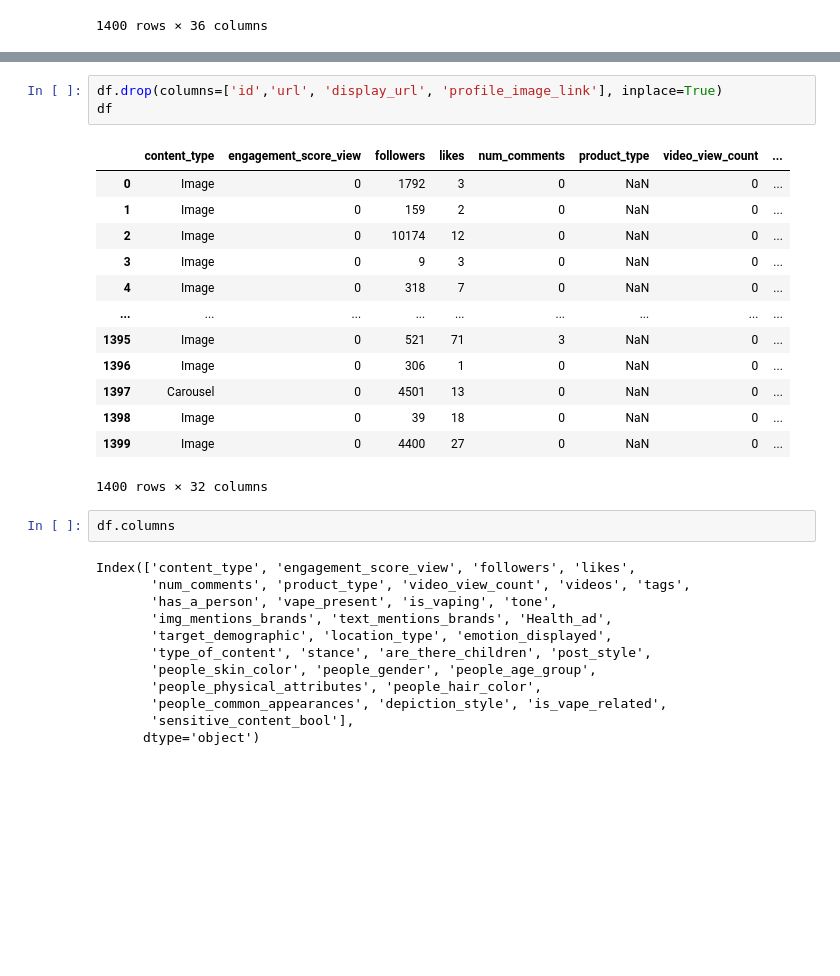
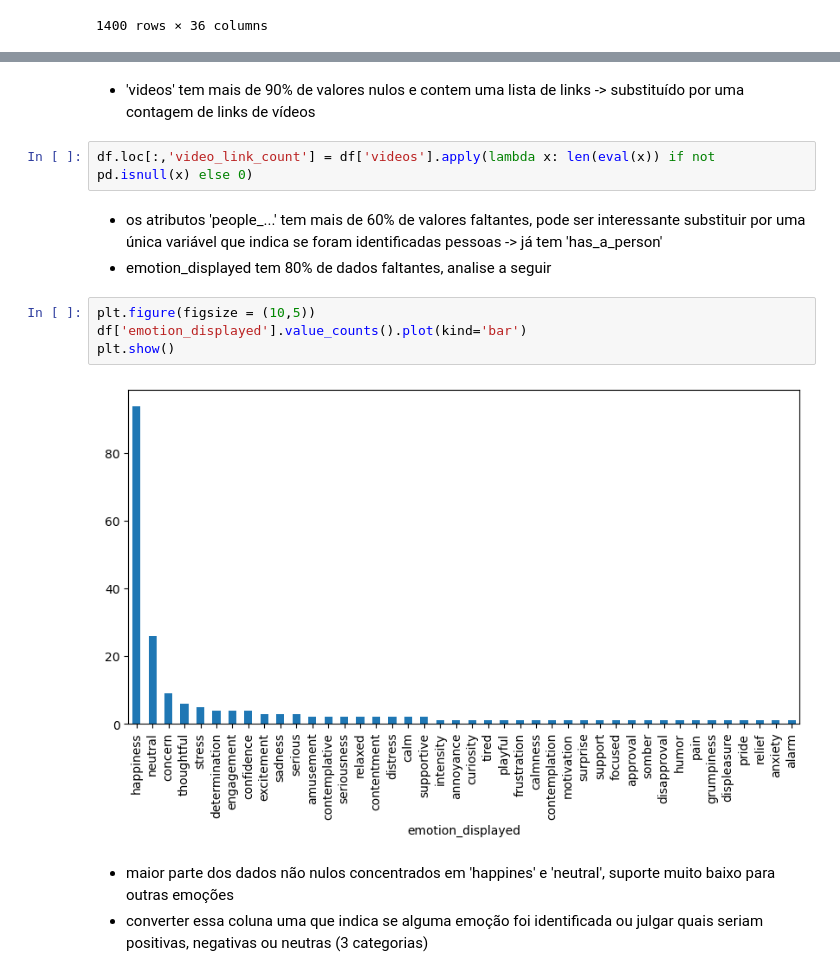
Before and after one commit to Patrick448/Data-Mining, a Jupyter notebook: data-exploration.ipynb, the cells around one changed output, grey strips where cells are left out. Drawn from its saved outputs; the diff is of its cells as text; blank space fills up the shorter version.

```diff
--- a/data-exploration.ipynb
+++ b/data-exploration.ipynb
@@ -81,31 +142,18 @@ pd.DataFrame(df.isnull().sum()).sort_values(by=0,ascending=False)
-# %%
-df.drop(columns=['id','url', 'display_url', 'profile_image_link'], inplace=True)
-df
-# %% [output]
-|  | content_type | engagement_score_view | followers | likes | num_comments | product_type | video_view_count | ... |
-| 0 | Image | 0 | 1792 | 3 | 0 | NaN | 0 | ... |
-| 1 | Image | 0 | 159 | 2 | 0 | NaN | 0 | ... |
-| 2 | Image | 0 | 10174 | 12 | 0 | NaN | 0 | ... |
-| 3 | Image | 0 | 9 | 3 | 0 | NaN | 0 | ... |
-| 4 | Image | 0 | 318 | 7 | 0 | NaN | 0 | ... |
-| ... | ... | ... | ... | ... | ... | ... | ... | ... |
-| 1395 | Image | 0 | 521 | 71 | 3 | NaN | 0 | ... |
-| 1396 | Image | 0 | 306 | 1 | 0 | NaN | 0 | ... |
-| 1397 | Carousel | 0 | 4501 | 13 | 0 | NaN | 0 | ... |
-| 1398 | Image | 0 | 39 | 18 | 0 | NaN | 0 | ... |
-| 1399 | Image | 0 | 4400 | 27 | 0 | NaN | 0 | ... |
-1400 rows × 32 columns
-# %%
-df.columns
-# %% [output]
-Index(['content_type', 'engagement_score_view', 'followers', 'likes',
-       'num_comments', 'product_type', 'video_view_count', 'videos', 'tags',
-       'has_a_person', 'vape_present', 'is_vaping', 'tone',
-       'img_mentions_brands', 'text_mentions_brands', 'Health_ad',
-       'target_demographic', 'location_type', 'emotion_displayed',
-       'type_of_content', 'stance', 'are_there_children', 'post_style',
-       'people_skin_color', 'people_gender', 'people_age_group',
-       'people_physical_attributes', 'people_hair_color',
-       'people_common_appearances', 'depiction_style', 'is_vape_related',
-       'sensitive_content_bool'],
-      dtype='object')
+# %% [markdown]
+- 'videos' tem mais de 90% de valores nulos e contem uma lista de links -> substituído por uma contagem de links de vídeos
+# %%
+df.loc[:,'video_link_count'] = df['videos'].apply(lambda x: len(eval(x)) if not pd.isnull(x) else 0)
+# %% [markdown]
+
+
+- os atributos 'people_...' tem mais de 60% de valores faltantes, pode ser interessante substituir por uma única variável que indica se foram identificadas pessoas -> já tem 'has_a_person'
+- emotion_displayed tem 80% de dados faltantes, analise a seguir
+# %%
+plt.figure(figsize = (10,5))
+df['emotion_displayed'].value_counts().plot(kind='bar')
+plt.show()
+# %% [output]
+[figure, added]
+# %% [markdown]
+- maior parte dos dados não nulos concentrados em 'happines' e 'neutral', suporte muito baixo para outras emoções
+- converter essa coluna uma que indica se alguma emoção foi identificada ou julgar quais seriam positivas, negativas ou neutras (3 categorias)
```
Also changed, not shown: parts of 73 cells of this notebook, 1 other file.
